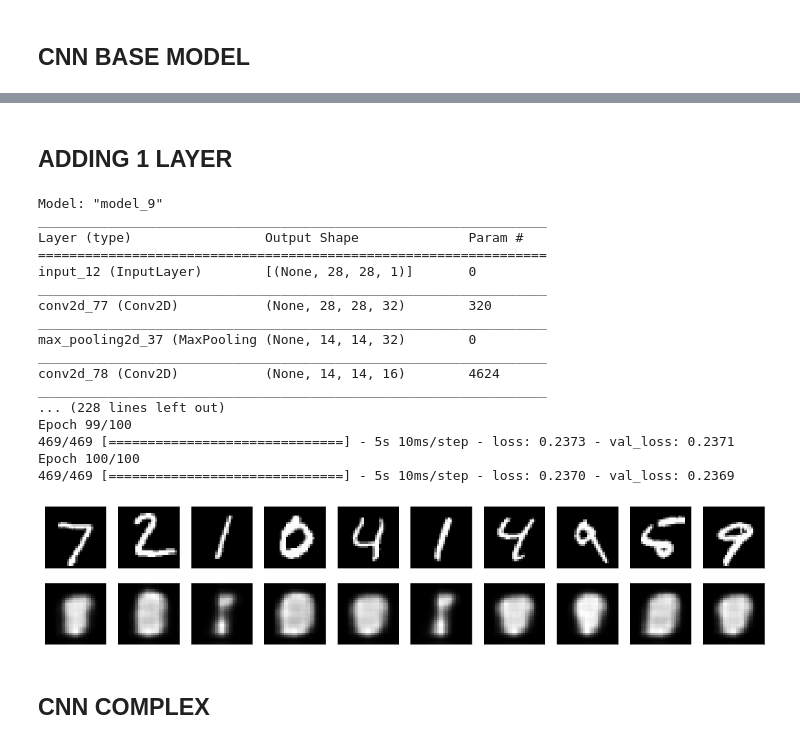
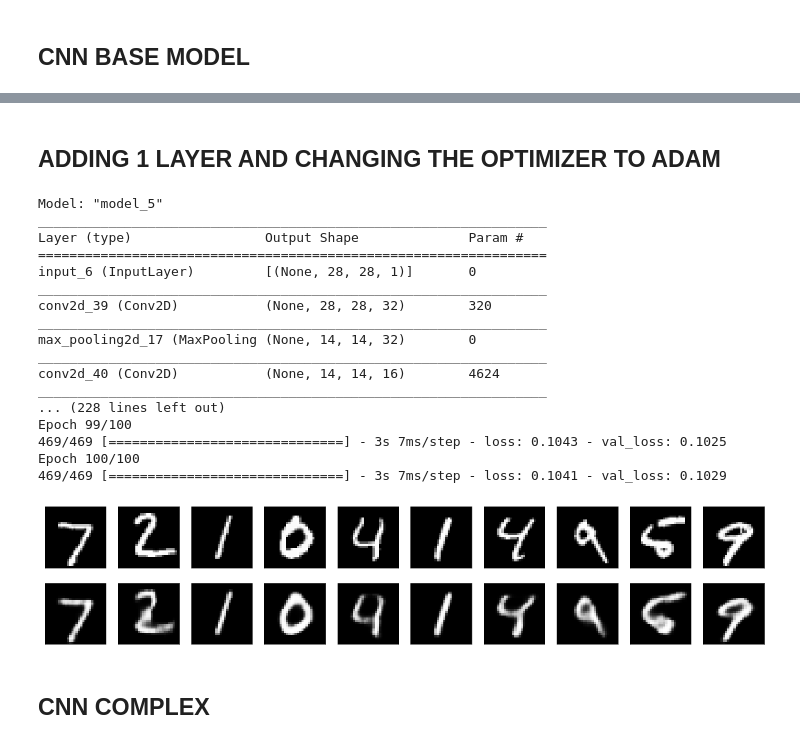
Before and after one commit to Anish-AV/Autoencoder, a Jupyter notebook: Autoencoder.ipynb, the cells around one changed output, grey strips where cells are left out. Saved outputs shown, nothing was run; the diff lists cells and outputs as text; code cells hidden in the pictures.

```diff
--- a/Autoencoder.ipynb
+++ b/Autoencoder.ipynb
@@ -446,8 +368,10 @@ Epoch 100/100
 # %% [markdown]
-## **ADDING 1 LAYER**
+## **ADDING 1 LAYER AND CHANGING THE OPTIMIZER TO ADAM**
 # %%
-input_img = tf.keras.layers.Input(shape=(28, 28, 1)) # adapt this if using `channels_first` image data format
+#Defining the autoencoder architecture
+input_img = tf.keras.layers.Input(shape=(28, 28, 1))
 
+#encoder
 x = tf.keras.layers.Conv2D(32, (3, 3), activation='relu', padding='same')(input_img)
 x = tf.keras.layers.MaxPooling2D((2, 2), padding='same')(x)
 x = tf.keras.layers.Conv2D(16, (3, 3), activation='relu', padding='same')(x)
@@ -457,75 +381,52 @@ x = tf.keras.layers.MaxPooling2D((2, 2), padding='same')(x)
 x = tf.keras.layers.Conv2D(8, (3, 3), activation='relu', padding='same')(x)
 encoded = tf.keras.layers.MaxPooling2D((2, 2), padding='same')(x)
 
-# at this point the representation is (4, 4, 8) i.e. 128-dimensional
 
+#decoder
 x = tf.keras.layers.Conv2D(8, (3, 3), activation='relu', padding='same')(encoded)
 x = tf.keras.layers.UpSampling2D((2, 2))(x)
 x = tf.keras.layers.Conv2D(8, (3, 3), activation='relu', padding='same')(x)
 x = tf.keras.layers.UpSampling2D((2, 2))(x)
 x = tf.keras.layers.Conv2D(16, (3, 3), activation='relu',padding='same')(x)
 x = tf.keras.layers.UpSampling2D((2, 2))(x)
 x = tf.keras.layers.Conv2D(32, (3, 3), activation='relu')(x)
 x = tf.keras.layers.UpSampling2D((2,2))(x)
 decoded = tf.keras.layers.Conv2D(1, (3, 3), activation='sigmoid', padding='same')(x)
 
+#calling the model
 autoencoder = tf.keras.models.Model(input_img, decoded)
-autoencoder.compile(optimizer='adadelta', loss='binary_crossentropy')
+autoencoder.compile(optimizer='adam', loss='binary_crossentropy')
 autoencoder.summary()
 
-# to train this model we will with original MNIST digits with shape (samples, 3, 28, 28) and we will just normalize pixel values between 0 and 1
-# (x_train, _), (x_test, _) = load_data('../input/mnist.npz')
-from tensorflow.keras.datasets import mnist
-(x_train, _), (x_test, _) = mnist.load_data()
-
-x_train = x_train.astype('float32') / 255.
-x_test = x_test.astype('float32') / 255.
-x_train = np.reshape(x_train, (len(x_train), 28, 28, 1))
-x_test = np.reshape(x_test, (len(x_test), 28, 28, 1))
-
+#training the model
 autoencoder.fit(x_train, x_train, epochs=100, batch_size=128,
                 shuffle=True, validation_data=(x_test, x_test),
                 callbacks=[tf.keras.callbacks.TensorBoard(log_dir='./tmp/autoencoder')])
 
+#Predictions
 predict=autoencoder.predict(x_test)
 
-
-n = 10  # how many digits we will display
-plt.figure(figsize=(20, 4))
-for i in range(n):
-    # display original
-    ax = plt.subplot(2, n, i + 1)
-    plt.imshow(x_test[i].reshape(28, 28))
-    plt.gray()
-    ax.get_xaxis().set_visible(False)
-    ax.get_yaxis().set_visible(False)
-
-    # display reconstruction
-    ax = plt.subplot(2, n, i + 1 + n)
-    plt.imshow(predict[i].reshape(28, 28))
-    plt.gray()
-    ax.get_xaxis().set_visible(False)
-    ax.get_yaxis().set_visible(False)
-plt.show()
+#Visualization
+visualization(x_test,predict)
 # %% [output]
-Model: "model_9"
+Model: "model_5"
 _________________________________________________________________
 Layer (type)                 Output Shape              Param #
 =================================================================
-input_12 (InputLayer)        [(None, 28, 28, 1)]       0
+input_6 (InputLayer)         [(None, 28, 28, 1)]       0
 _________________________________________________________________
-conv2d_77 (Conv2D)           (None, 28, 28, 32)        320
+conv2d_39 (Conv2D)           (None, 28, 28, 32)        320
 _________________________________________________________________
-max_pooling2d_37 (MaxPooling (None, 14, 14, 32)        0
+max_pooling2d_17 (MaxPooling (None, 14, 14, 32)        0
 _________________________________________________________________
-conv2d_78 (Conv2D)           (None, 14, 14, 16)        4624
+conv2d_40 (Conv2D)           (None, 14, 14, 16)        4624
 _________________________________________________________________
 ... (228 lines left out)
 Epoch 99/100
-469/469 [==============================] - 5s 10ms/step - loss: 0.2373 - val_loss: 0.2371
+469/469 [==============================] - 3s 7ms/step - loss: 0.1043 - val_loss: 0.1025
 Epoch 100/100
-469/469 [==============================] - 5s 10ms/step - loss: 0.2370 - val_loss: 0.2369
+469/469 [==============================] - 3s 7ms/step - loss: 0.1041 - val_loss: 0.1029
-[figure, old version]
+[figure, new version]
 # %% [markdown]
 ## **CNN COMPLEX**
 # %%
```
Also changed, not shown: parts of 12 cells of this notebook.
